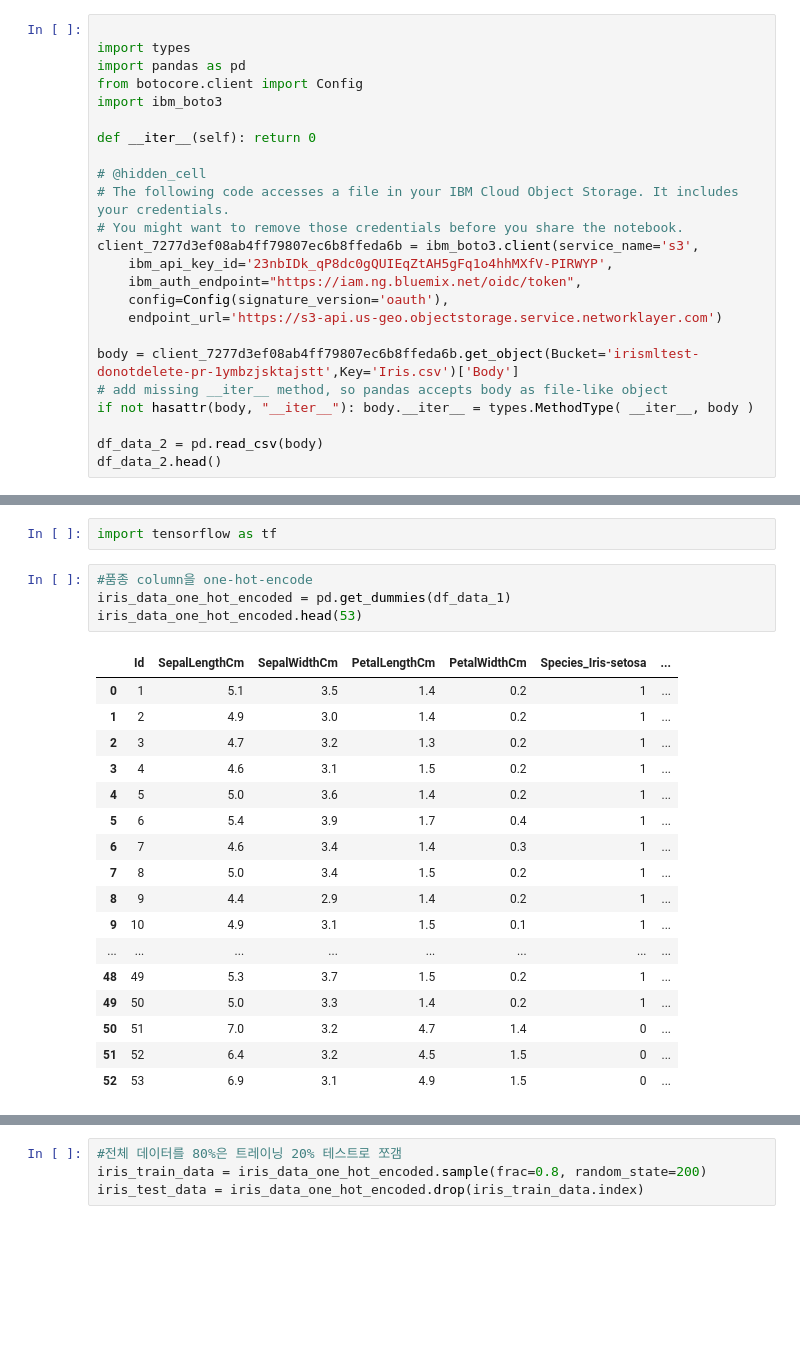
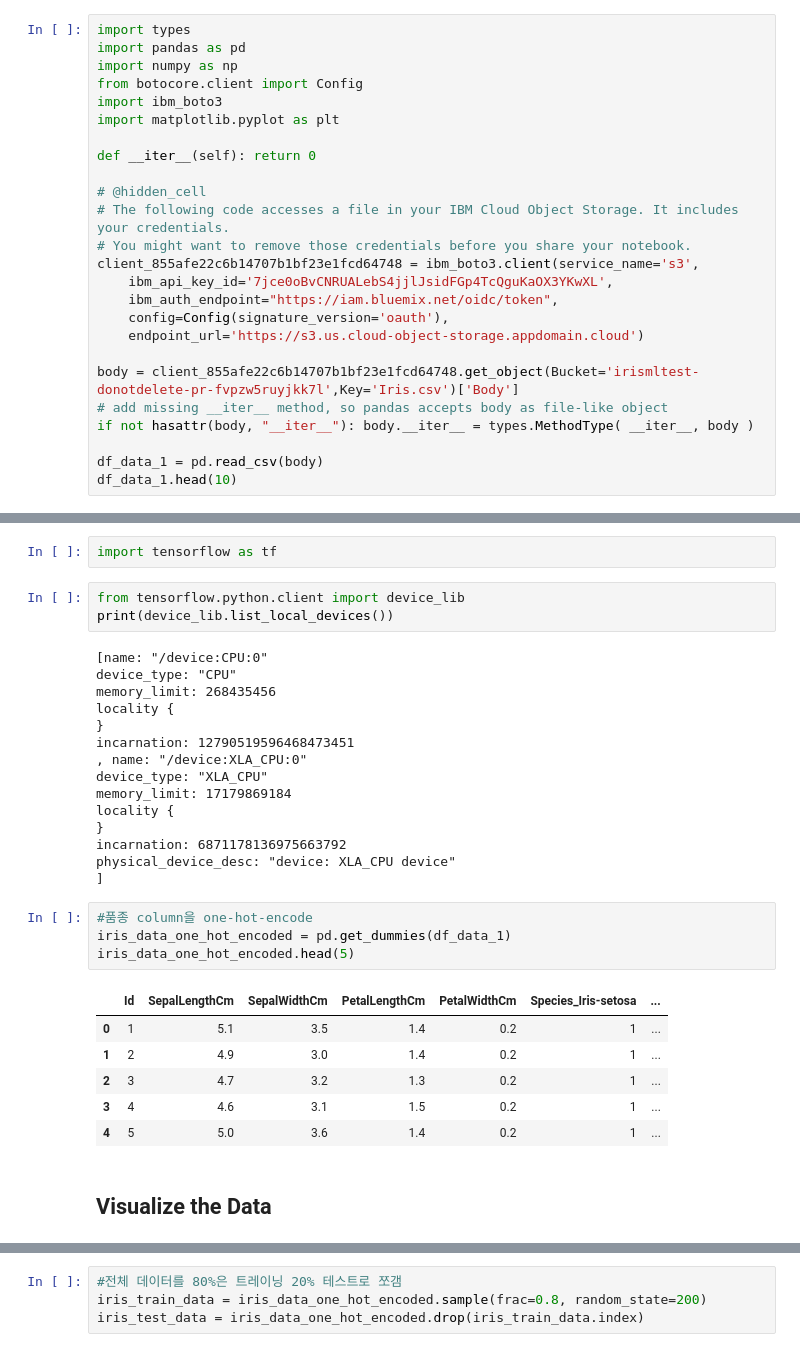
Before and after one commit to exseul/2020BigData, a Jupyter notebook: P2/iris-17681020Leeyeseul.ipynb, the cells around one changed output, grey strips where cells are left out. Drawn from its saved outputs; the diff is of its cells as text; blank space fills up the shorter version.

```diff
--- a/P2/iris-17681020Leeyeseul.ipynb
+++ b/P2/iris-17681020Leeyeseul.ipynb
@@ -1,27 +5,28 @@
 # %%
-
 import types
 import pandas as pd
+import numpy as np
 from botocore.client import Config
 import ibm_boto3
+import matplotlib.pyplot as plt
 
 def __iter__(self): return 0
 
 # @hidden_cell
 # The following code accesses a file in your IBM Cloud Object Storage. It includes your credentials.
-# You might want to remove those credentials before you share the notebook.
-client_7277d3ef08ab4ff79807ec6b8ffeda6b = ibm_boto3.client(service_name='s3',
-    ibm_api_key_id='23nbIDk_qP8dc0gQUIEqZtAH5gFq1o4hhMXfV-PIRWYP',
-    ibm_auth_endpoint="https://iam.ng.bluemix.net/oidc/token",
+# You might want to remove those credentials before you share your notebook.
+client_855afe22c6b14707b1bf23e1fcd64748 = ibm_boto3.client(service_name='s3',
+    ibm_api_key_id='7jce0oBvCNRUALebS4jjlJsidFGp4TcQguKaOX3YKwXL',
+    ibm_auth_endpoint="https://iam.bluemix.net/oidc/token",
     config=Config(signature_version='oauth'),
-    endpoint_url='https://s3-api.us-geo.objectstorage.service.networklayer.com')
+    endpoint_url='https://s3.us.cloud-object-storage.appdomain.cloud')
 
-body = client_7277d3ef08ab4ff79807ec6b8ffeda6b.get_object(Bucket='irismltest-donotdelete-pr-1ymbzjsktajstt',Key='Iris.csv')['Body']
+body = client_855afe22c6b14707b1bf23e1fcd64748.get_object(Bucket='irismltest-donotdelete-pr-fvpzw5ruyjkk7l',Key='Iris.csv')['Body']
 # add missing __iter__ method, so pandas accepts body as file-like object
 if not hasattr(body, "__iter__"): body.__iter__ = types.MethodType( __iter__, body )
 
-df_data_2 = pd.read_csv(body)
-df_data_2.head()
+df_data_1 = pd.read_csv(body)
+df_data_1.head(10)
 # %% [output]
 |  | Id | SepalLengthCm | SepalWidthCm | PetalLengthCm | PetalWidthCm | Species |
 | 0 | 1 | 5.1 | 3.5 | 1.4 | 0.2 | Iris-setosa |
@@ -32,24 +42,33 @@ df_data_2.head()
 # %%
 import tensorflow as tf
+# %%
+from tensorflow.python.client import device_lib
+print(device_lib.list_local_devices())
+# %% [output]
+[name: "/device:CPU:0"
+device_type: "CPU"
+memory_limit: 268435456
+locality {
+}
+incarnation: 12790519596468473451
+, name: "/device:XLA_CPU:0"
+device_type: "XLA_CPU"
+memory_limit: 17179869184
+locality {
+}
+incarnation: 6871178136975663792
+physical_device_desc: "device: XLA_CPU device"
+]
 # %%
 #품종 column을 one-hot-encode
 iris_data_one_hot_encoded = pd.get_dummies(df_data_1)
-iris_data_one_hot_encoded.head(53)
+iris_data_one_hot_encoded.head(5)
 # %% [output]
 |  | Id | SepalLengthCm | SepalWidthCm | PetalLengthCm | PetalWidthCm | Species_Iris-setosa | ... |
 | 0 | 1 | 5.1 | 3.5 | 1.4 | 0.2 | 1 | ... |
 | 1 | 2 | 4.9 | 3.0 | 1.4 | 0.2 | 1 | ... |
 | 2 | 3 | 4.7 | 3.2 | 1.3 | 0.2 | 1 | ... |
 | 3 | 4 | 4.6 | 3.1 | 1.5 | 0.2 | 1 | ... |
 | 4 | 5 | 5.0 | 3.6 | 1.4 | 0.2 | 1 | ... |
-| 5 | 6 | 5.4 | 3.9 | 1.7 | 0.4 | 1 | ... |
-| 6 | 7 | 4.6 | 3.4 | 1.4 | 0.3 | 1 | ... |
-| 7 | 8 | 5.0 | 3.4 | 1.5 | 0.2 | 1 | ... |
-| 8 | 9 | 4.4 | 2.9 | 1.4 | 0.2 | 1 | ... |
-| 9 | 10 | 4.9 | 3.1 | 1.5 | 0.1 | 1 | ... |
-| ... | ... | ... | ... | ... | ... | ... | ... |
-| 48 | 49 | 5.3 | 3.7 | 1.5 | 0.2 | 1 | ... |
-| 49 | 50 | 5.0 | 3.3 | 1.4 | 0.2 | 1 | ... |
-| 50 | 51 | 7.0 | 3.2 | 4.7 | 1.4 | 0 | ... |
-| 51 | 52 | 6.4 | 3.2 | 4.5 | 1.5 | 0 | ... |
-| 52 | 53 | 6.9 | 3.1 | 4.9 | 1.5 | 0 | ... |
+# %% [markdown]
+## Visualize the Data
```
Also changed, not shown: parts of 19 cells of this notebook.
